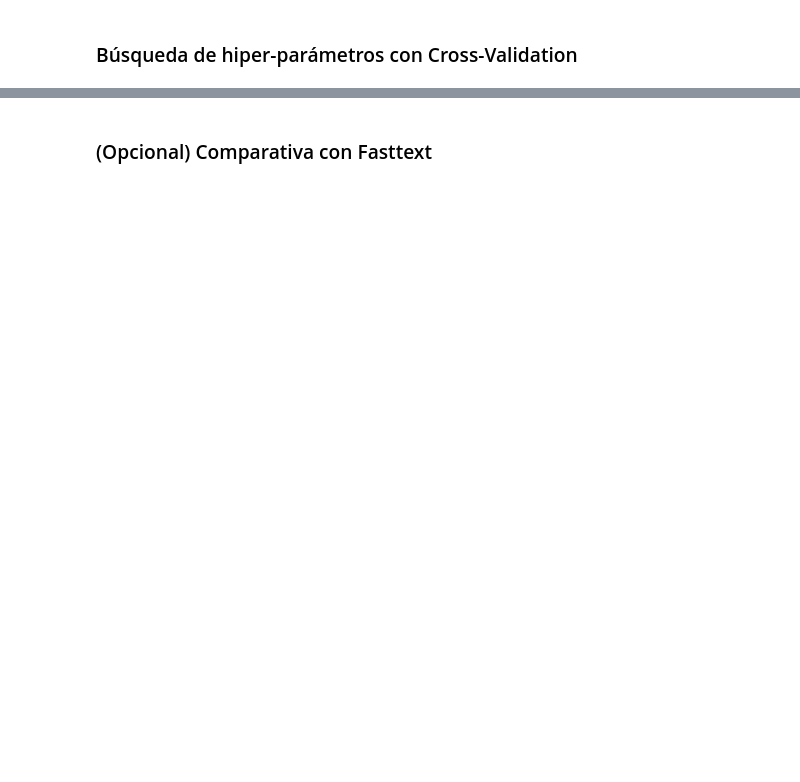
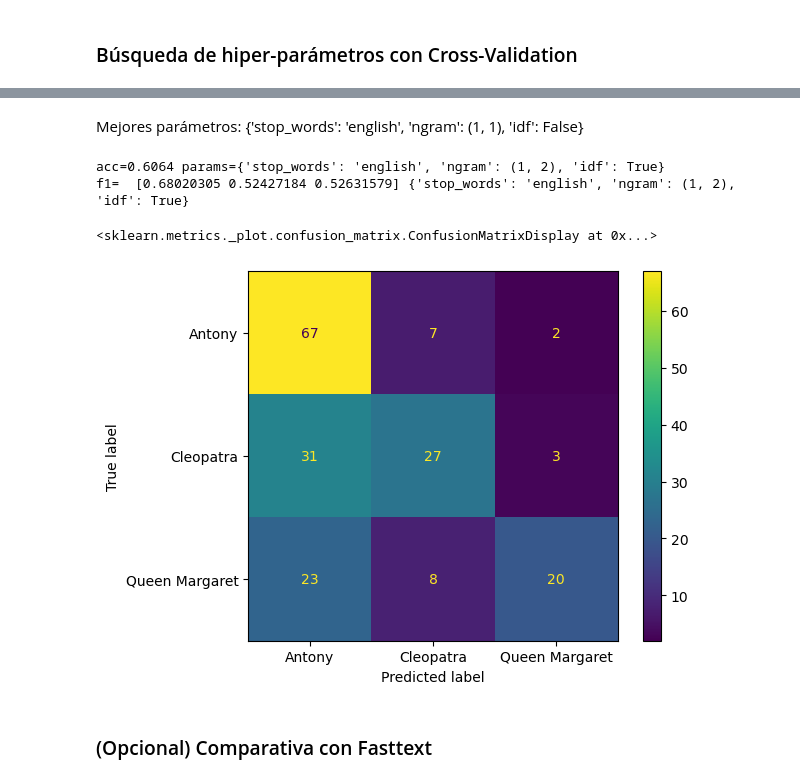
Before and after one commit to srobaina99/Introducci-n-a-ciencia-de-datos, a Jupyter notebook: Tarea 2/shakespeare_tarea_2.ipynb, the cells around one changed output, grey strips where cells are left out. Drawn from its saved outputs; the diff is of its cells as text; code cells hidden in the pictures; blank space fills up the shorter version.

Commit message:
Cross Validation

```diff
--- a/Tarea 2/shakespeare_tarea_2.ipynb
+++ b/Tarea 2/shakespeare_tarea_2.ipynb
@@ -470,3 +522,45 @@ NameError: name 'X_val_tfidf' is not defined
+# %% [markdown]
+Mejores parámetros: {'stop_words': 'english', 'ngram': (1, 1), 'idf': False}
+# %%
+# generando las evaluaciones para los mejores parámetros encontrados
+count_vect = CountVectorizer(stop_words="english", ngram_range=(1,1))
+tf_idf = TfidfTransformer(use_idf=False)
+
+X_train_counts = count_vect.fit_transform(X_train)
+
+X_train_tf = tf_idf.fit_transform(X_train_counts)
+
+#Entrenando modelo MultinomialNB
+bayes_clf = MultinomialNB().fit(X_train_tf, y_train)
+
+
+# Transformamos Test
+X_test_counts = count_vect.transform(X_test)
+X_test_tfidf = tf_idf.transform(X_test_counts)
+
+# Predecimos y evaluamos en Validation
+y_pred_test = bayes_clf.predict(X_test_tfidf)
+acc = get_accuracy(y_test, y_pred_test)
+print(f"{acc=:.4f} {params=}")
+
+# Prescisión y recall
+
+
+# Metrica F1
+f = f1_score(y_test,y_pred_test,average=None)
+print("f1= ", f, params)
+# %% [output]
+acc=0.6064 params={'stop_words': 'english', 'ngram': (1, 2), 'idf': True}
+f1=  [0.68020305 0.52427184 0.52631579] {'stop_words': 'english', 'ngram': (1, 2), 'idf': True}
+# %%
+cm = confusion_matrix(y_test, y_pred_test)
+
+disp = ConfusionMatrixDisplay(confusion_matrix=cm,display_labels=bayes_clf.classes_)
+
+disp.plot()
+# %% [output]
+<sklearn.metrics._plot.confusion_matrix.ConfusionMatrixDisplay at 0x...>
+[figure, added]
 # %% [markdown]
 ### (Opcional) Comparativa con Fasttext
 # %%
```
Also changed, not shown: parts of 27 cells of this notebook.
